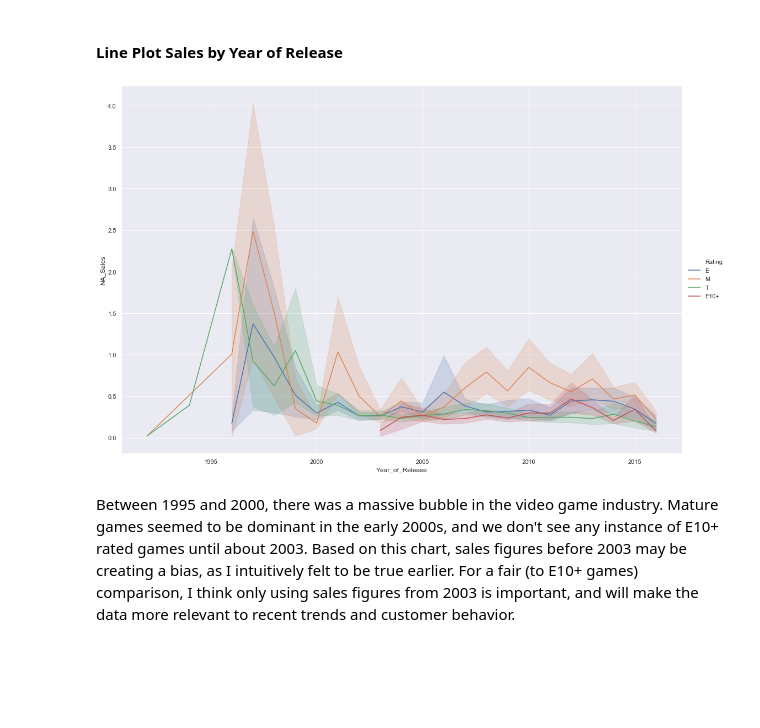
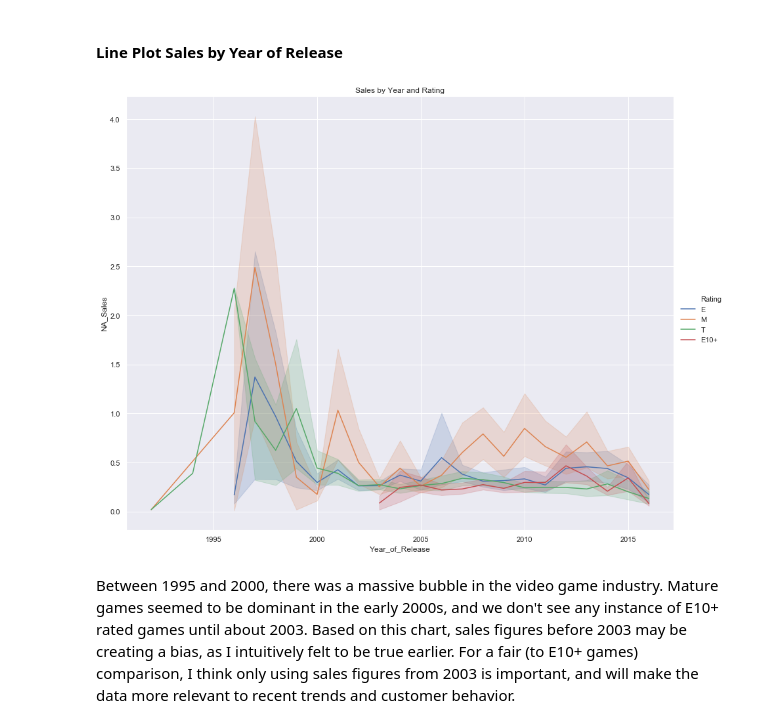
Before and after one commit to rjstange/Video-Game-Sales-by-ESRB-Rating, a Jupyter notebook: Video Game Sales By Maturity Rating.ipynb, the cells around one changed output. Drawn from its saved outputs; the diff is of its cells as text; code cells hidden in the pictures; blank space fills up the shorter version.

```diff
--- a/Video Game Sales By Maturity Rating.ipynb
+++ b/Video Game Sales By Maturity Rating.ipynb
@@ -116,18 +116,28 @@ While the greatest number of sales since 1994 (since that is when the ESRB ratin
 # %% [markdown]
 #### Line Plot Sales by Year of Release
 # %%
-sns.relplot(
-    x="Year_of_Release",
-    y="NA_Sales",
-    hue="Rating",
-    kind="line",
-    height=10,
-    aspect=1.5,
-    data=na_sales_e_to_m,
-)
-plt.show()
+def lineplot(x_array, y_array, hue_array, title, data_frame):
+    sns.relplot(
+        x=x_array,
+        y=y_array,
+        hue=hue_array,
+        kind="line",
+        height=10,
+        aspect=1.25,
+        data=data_frame,
+    )
+    plt.title(title)
+    plt.show()
-# %% [output]
-[figure, removed]
+# %%
+lineplot(
+    "Year_of_Release",
+    "NA_Sales",
+    "Rating",
+    "Sales by Year and Rating",
+    na_sales_e_to_m,
+)
+# %% [output]
+[figure, added]
 # %% [markdown]
 Between 1995 and 2000, there was a massive bubble in the video game industry. Mature games seemed to be dominant in the early 2000s, and we don't see any instance of E10+ rated games until about 2003. Based on this chart, sales figures before 2003 may be creating a bias, as I intuitively felt to be true earlier. For a fair (to E10+ games) comparison, I think only using sales figures from 2003 is important, and will make the data more relevant to recent trends and customer behavior.
 # %%
```
Also changed, not shown: parts of 10 cells of this notebook.
